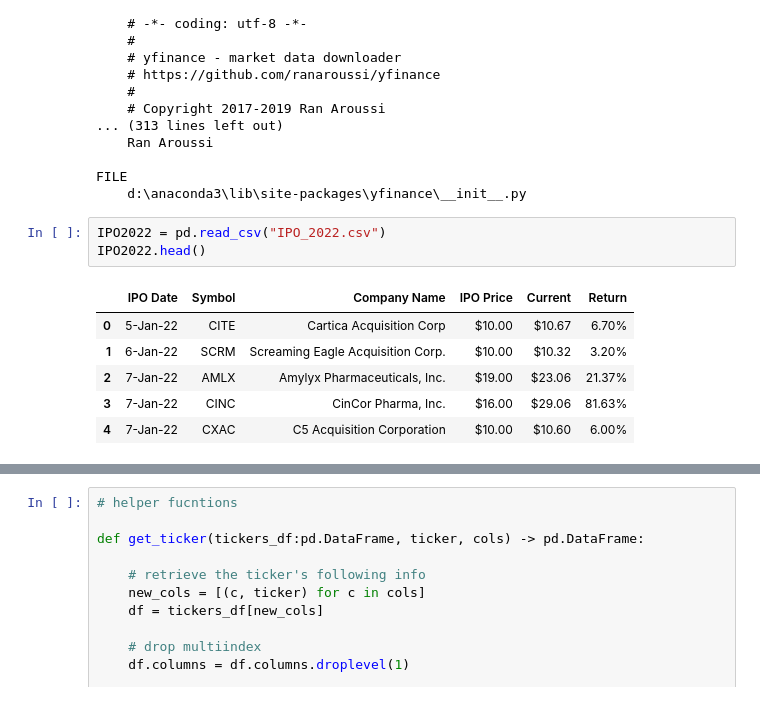
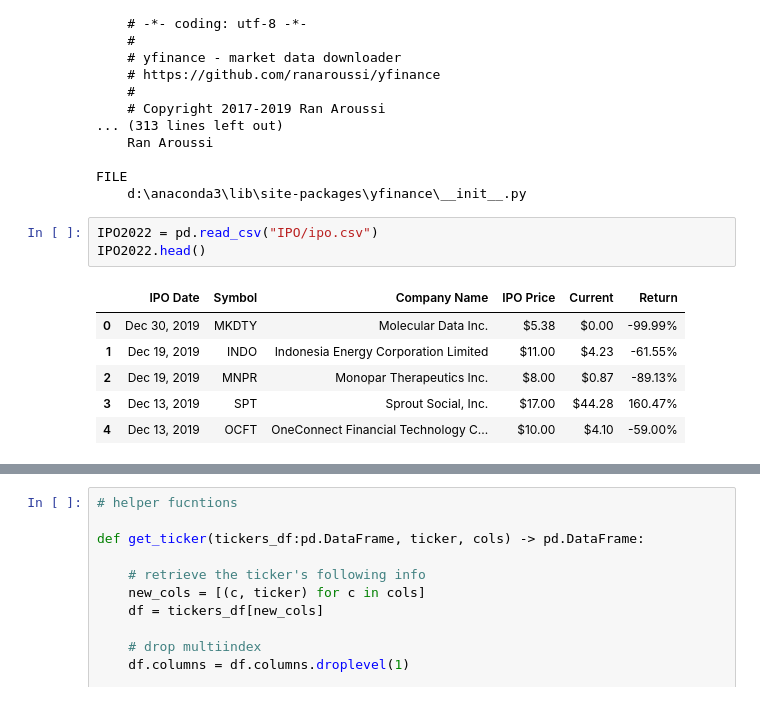
Before and after one commit to iampatricolee18/stock_er, a Jupyter notebook: Data Preparation.ipynb, the cells around one changed output, grey strips where cells are left out. Drawn from its saved outputs; the diff is of its cells as text.

```diff
--- a/Data Preparation.ipynb
+++ b/Data Preparation.ipynb
@@ -77,15 +77,15 @@ DESCRIPTION
 FILE
     d:\anaconda3\lib\site-packages\yfinance\__init__.py
 # %%
-IPO2022 = pd.read_csv("IPO_2022.csv")
+IPO2022 = pd.read_csv("IPO/ipo.csv")
 IPO2022.head()
 # %% [output]
 |  | IPO Date | Symbol | Company Name | IPO Price | Current | Return |
-| 0 | 5-Jan-22 | CITE | Cartica Acquisition Corp | $10.00 | $10.67 | 6.70% |
-| 1 | 6-Jan-22 | SCRM | Screaming Eagle Acquisition Corp. | $10.00 | $10.32 | 3.20% |
-| 2 | 7-Jan-22 | AMLX | Amylyx Pharmaceuticals, Inc. | $19.00 | $23.06 | 21.37% |
-| 3 | 7-Jan-22 | CINC | CinCor Pharma, Inc. | $16.00 | $29.06 | 81.63% |
-| 4 | 7-Jan-22 | CXAC | C5 Acquisition Corporation | $10.00 | $10.60 | 6.00% |
+| 0 | Dec 30, 2019 | MKDTY | Molecular Data Inc. | $5.38 | $0.00 | -99.99% |
+| 1 | Dec 19, 2019 | INDO | Indonesia Energy Corporation Limited | $11.00 | $4.23 | -61.55% |
+| 2 | Dec 19, 2019 | MNPR | Monopar Therapeutics Inc. | $8.00 | $0.87 | -89.13% |
+| 3 | Dec 13, 2019 | SPT | Sprout Social, Inc. | $17.00 | $44.28 | 160.47% |
+| 4 | Dec 13, 2019 | OCFT | OneConnect Financial Technology C... | $10.00 | $4.10 | -59.00% |
 # %%
 IPO22_tickers = ""
 
```
Also changed, not shown: parts of 15 cells of this notebook.
